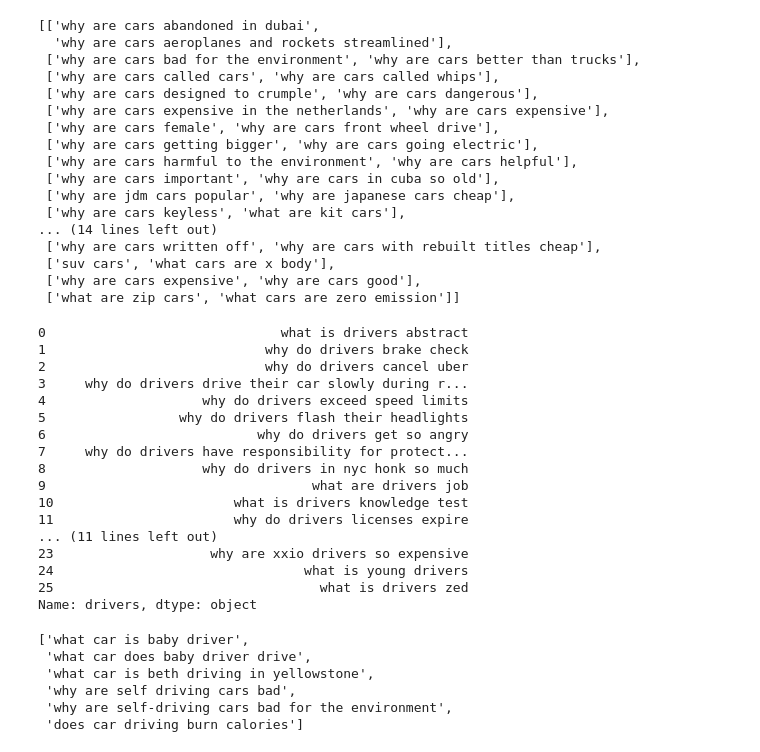
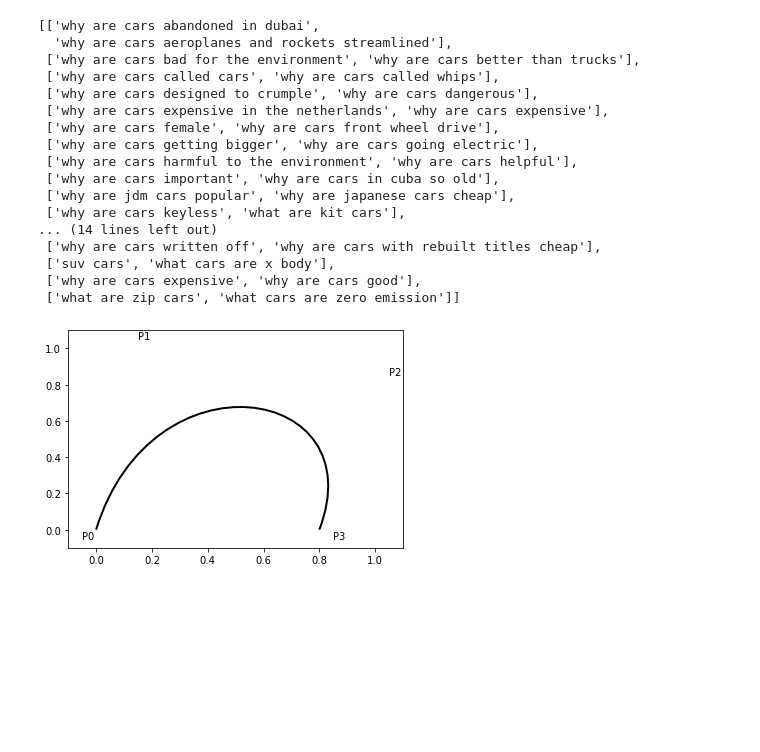
Before and after one commit to Lisa-Ho/small-data-projects, a Jupyter notebook: 2023/2305-google-search-autocomplete/google-search-autocomplete.ipynb, the cells around one changed output. Drawn from its saved outputs; the diff is of its cells as text; code cells hidden in the pictures; blank space fills up the shorter version.

```diff
--- a/2023/2305-google-search-autocomplete/google-search-autocomplete.ipynb
+++ b/2023/2305-google-search-autocomplete/google-search-autocomplete.ipynb
@@ -128,29 +364,34 @@ df["drivers"]=df["drivers_raw"].str[0]
-# %%
-df["drivers"]
-# %% [output]
-0                              what is drivers abstract
-1                            why do drivers brake check
-2                            why do drivers cancel uber
-3     why do drivers drive their car slowly during r...
-4                    why do drivers exceed speed limits
-5                 why do drivers flash their headlights
-6                           why do drivers get so angry
-7     why do drivers have responsibility for protect...
-8                    why do drivers in nyc honk so much
-9                                  what are drivers job
-10                       what is drivers knowledge test
-11                       why do drivers licenses expire
-... (11 lines left out)
-23                    why are xxio drivers so expensive
-24                                what is young drivers
-25                                  what is drivers zed
-Name: drivers, dtype: object
-# %%
- df["drivers_raw"].iloc[1]
-# %% [output]
-['what car is baby driver',
- 'what car does baby driver drive',
- 'what car is beth driving in yellowstone',
- 'why are self driving cars bad',
- 'why are self-driving cars bad for the environment',
- 'does car driving burn calories']
+# %%
+verts = [
+   (0., 0.),   # P0
+   (0.2, 1.),  # P1
+   (1., 0.8),  # P2
+   (0.8, 0.),  # P3
+]
+
+codes = [
+    Path.MOVETO,
+    Path.CURVE4,
+    Path.CURVE4,
+    Path.CURVE4,
+]
+
+path = Path(verts, codes)
+
+fig, ax = plt.subplots()
+patch = patches.PathPatch(path, facecolor='none', lw=2)
+ax.add_patch(patch)
+
+xs, ys = zip(*verts)
+#ax.plot(xs, ys, 'x--', lw=2, color='black', ms=10)
+
+ax.text(-0.05, -0.05, 'P0')
+ax.text(0.15, 1.05, 'P1')
+ax.text(1.05, 0.85, 'P2')
+ax.text(0.85, -0.05, 'P3')
+
+ax.set_xlim(-0.1, 1.1)
+ax.set_ylim(-0.1, 1.1)
+plt.show()
+# %% [output]
+[figure, added]
```
Also changed, not shown: parts of 25 cells of this notebook.
